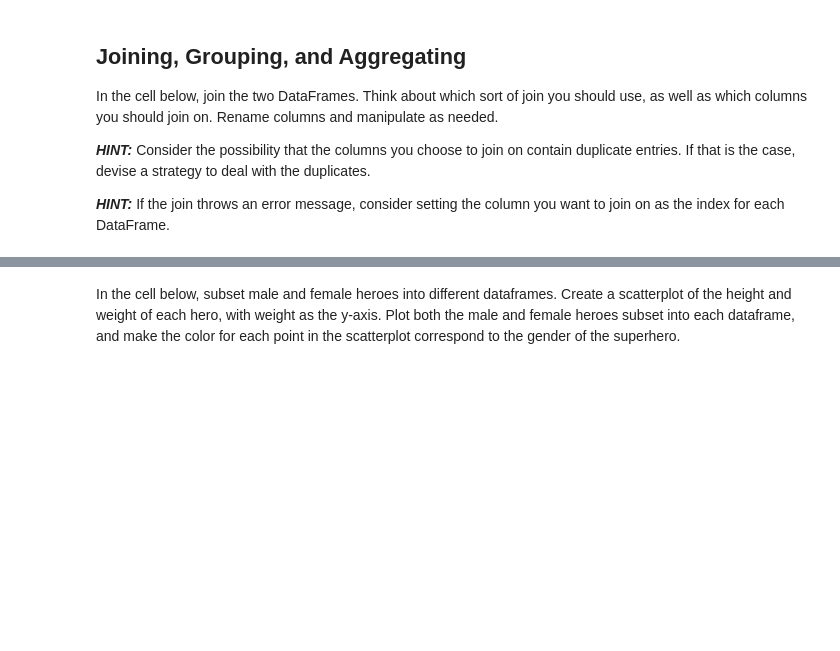
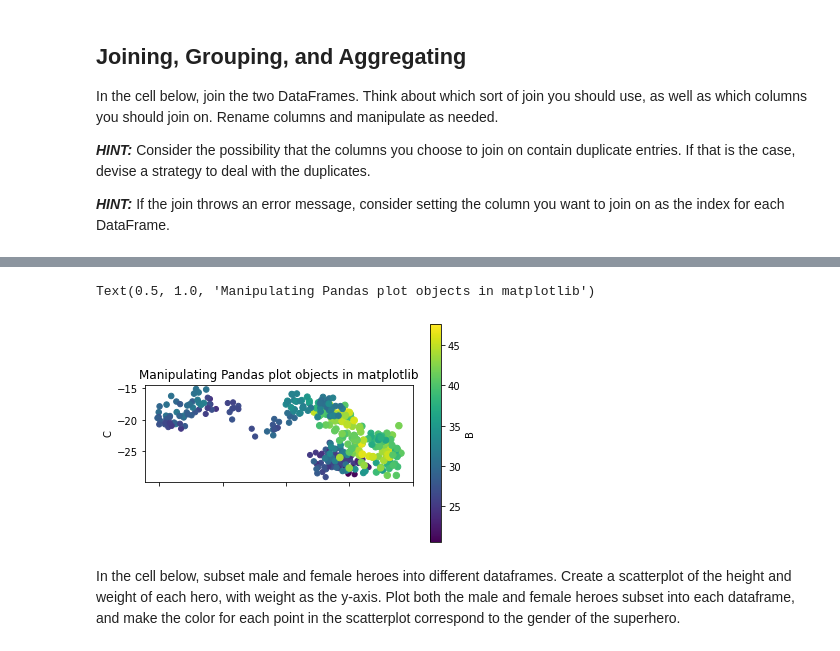
Before and after one commit to ericthansen/dsc-data-cleaning-project-online-ds-sp-000, a Jupyter notebook: index.ipynb, the cells around one changed output, grey strips where cells are left out. Drawn from its saved outputs; the diff is of its cells as text; code cells hidden in the pictures; blank space fills up the shorter version.

```diff
--- a/index.ipynb
+++ b/index.ipynb
@@ -323,2 +334,17 @@ In the cell below, join the two DataFrames.  Think about which sort of join you
+# %%
+np.random.seed
+data = pd.DataFrame({'A':np.random.randn(365).cumsum(),
+                    'B':np.random.randn(365).cumsum() + 25,
+                    'C':np.random.randn(365).cumsum() - 25},
+                     index = pd.date_range('1/1/2018', periods = 365))
+ax = data.plot.scatter('A', 'C',
+                        c = 'B',
+                        s = data['B'],
+                        colormap = 'viridis');
+ax.set_aspect('equal')
+ax.set_title('Manipulating Pandas plot objects in matplotlib')
+# %% [output]
+Text(0.5, 1.0, 'Manipulating Pandas plot objects in matplotlib')
+[figure, added]
 # %% [markdown]
 In the cell below, subset male and female heroes into different dataframes.  Create a scatterplot of the height and weight of each hero, with weight as the y-axis.  Plot both the male and female heroes subset into each dataframe, and make the color for each point in the scatterplot correspond to the gender of the superhero.
```
Also changed, not shown: parts of 3 cells of this notebook.
